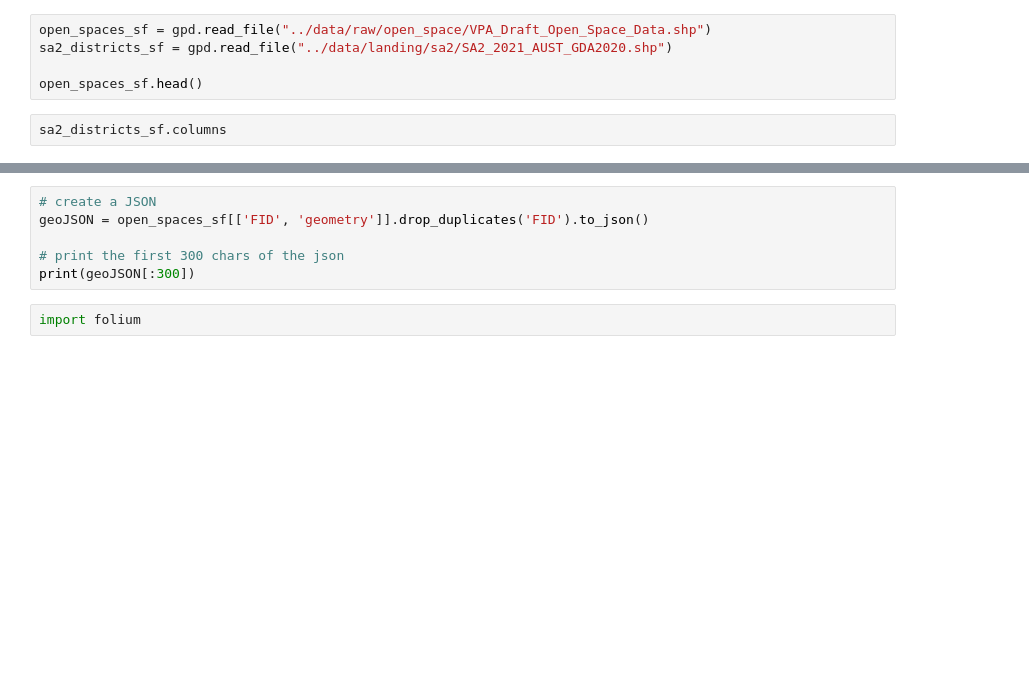
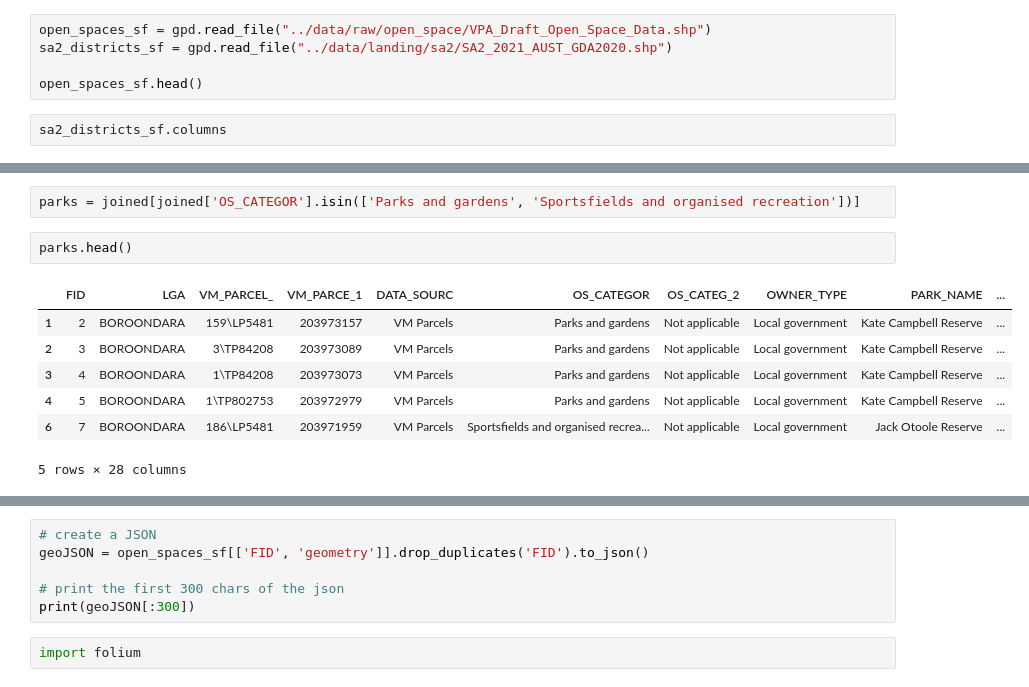
Before and after one commit to stephenmarcou/Real-Estate-Industry-Project, a Jupyter notebook: notebooks/open_space.ipynb, the cells around one changed output, grey strips where cells are left out. Cells and saved outputs as stored; diff of their text form; blank space fills up the shorter version.

```diff
--- a/notebooks/open_space.ipynb
+++ b/notebooks/open_space.ipynb
@@ -16,0 +58,12 @@ joined[["LGA", "PARK_NAME", "SA2_NAME21"]]
+# %%
+parks = joined[joined['OS_CATEGOR'].isin(['Parks and gardens', 'Sportsfields and organised recreation'])]
+# %%
+parks.head()
+# %% [output]
+|  | FID | LGA | VM_PARCEL_ | VM_PARCE_1 | DATA_SOURC | OS_CATEGOR | OS_CATEG_2 | OWNER_TYPE | PARK_NAME | ... |
+| 1 | 2 | BOROONDARA | 159\LP5481 | 203973157 | VM Parcels | Parks and gardens | Not applicable | Local government | Kate Campbell Reserve | ... |
+| 2 | 3 | BOROONDARA | 3\TP84208 | 203973089 | VM Parcels | Parks and gardens | Not applicable | Local government | Kate Campbell Reserve | ... |
+| 3 | 4 | BOROONDARA | 1\TP84208 | 203973073 | VM Parcels | Parks and gardens | Not applicable | Local government | Kate Campbell Reserve | ... |
+| 4 | 5 | BOROONDARA | 1\TP802753 | 203972979 | VM Parcels | Parks and gardens | Not applicable | Local government | Kate Campbell Reserve | ... |
+| 6 | 7 | BOROONDARA | 186\LP5481 | 203971959 | VM Parcels | Sportsfields and organised recrea... | Not applicable | Local government | Jack Otoole Reserve | ... |
+5 rows × 28 columns
```
Also changed, not shown: parts of 39 cells of this notebook, 6 other files.
